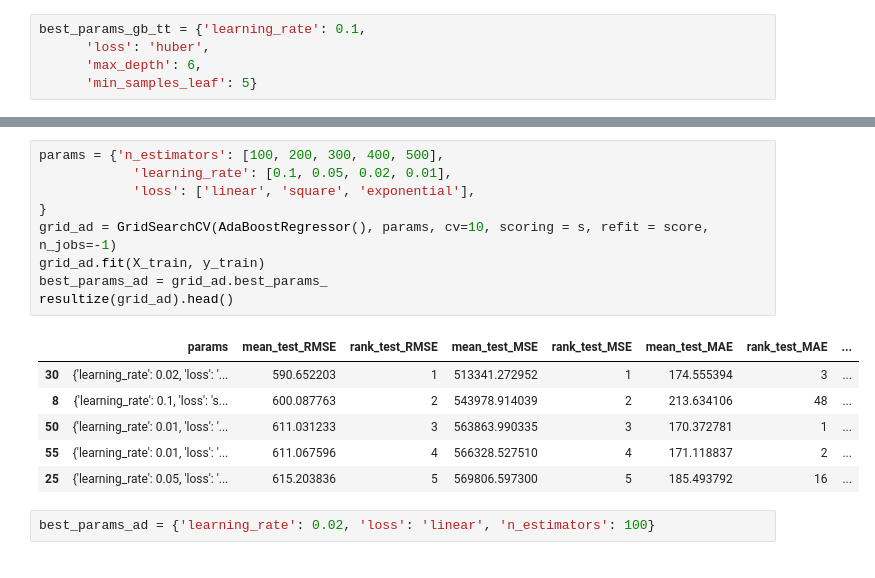
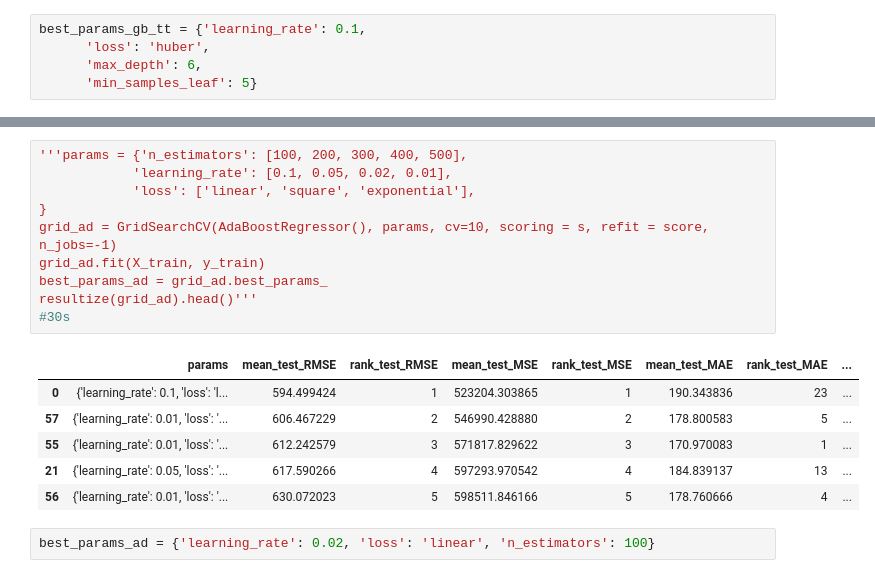
Before and after one commit to ThomasMeb/Anticiper_besoins_des_batiments, a Jupyter notebook: EmissionsCO2.ipynb, the cells around one changed output, grey strips where cells are left out. Cells and saved outputs as stored; diff of their text form.

```diff
--- a/EmissionsCO2.ipynb
+++ b/EmissionsCO2.ipynb
@@ -473,19 +453,20 @@ tt_gb_error
 # %%
-params = {'n_estimators': [100, 200, 300, 400, 500],
+'''params = {'n_estimators': [100, 200, 300, 400, 500],
             'learning_rate': [0.1, 0.05, 0.02, 0.01],
             'loss': ['linear', 'square', 'exponential'],
 }
 grid_ad = GridSearchCV(AdaBoostRegressor(), params, cv=10, scoring = s, refit = score, n_jobs=-1)
 grid_ad.fit(X_train, y_train)
 best_params_ad = grid_ad.best_params_
-resultize(grid_ad).head()
+resultize(grid_ad).head()'''
+#30s
 # %% [output]
 |  | params | mean_test_RMSE | rank_test_RMSE | mean_test_MSE | rank_test_MSE | mean_test_MAE | rank_test_MAE | ... |
-| 30 | {'learning_rate': 0.02, 'loss': '... | 590.652203 | 1 | 513341.272952 | 1 | 174.555394 | 3 | ... |
-| 8 | {'learning_rate': 0.1, 'loss': 's... | 600.087763 | 2 | 543978.914039 | 2 | 213.634106 | 48 | ... |
-| 50 | {'learning_rate': 0.01, 'loss': '... | 611.031233 | 3 | 563863.990335 | 3 | 170.372781 | 1 | ... |
-| 55 | {'learning_rate': 0.01, 'loss': '... | 611.067596 | 4 | 566328.527510 | 4 | 171.118837 | 2 | ... |
-| 25 | {'learning_rate': 0.05, 'loss': '... | 615.203836 | 5 | 569806.597300 | 5 | 185.493792 | 16 | ... |
+| 0 | {'learning_rate': 0.1, 'loss': 'l... | 594.499424 | 1 | 523204.303865 | 1 | 190.343836 | 23 | ... |
+| 57 | {'learning_rate': 0.01, 'loss': '... | 606.467229 | 2 | 546990.428880 | 2 | 178.800583 | 5 | ... |
+| 55 | {'learning_rate': 0.01, 'loss': '... | 612.242579 | 3 | 571817.829622 | 3 | 170.970083 | 1 | ... |
+| 21 | {'learning_rate': 0.05, 'loss': '... | 617.590266 | 4 | 597293.970542 | 4 | 184.839137 | 13 | ... |
+| 56 | {'learning_rate': 0.01, 'loss': '... | 630.072023 | 5 | 598511.846166 | 5 | 178.760666 | 4 | ... |
 # %%
 best_params_ad = {'learning_rate': 0.02, 'loss': 'linear', 'n_estimators': 100}
 # %%
```
Also changed, not shown: parts of 32 cells of this notebook, 1 other file.
